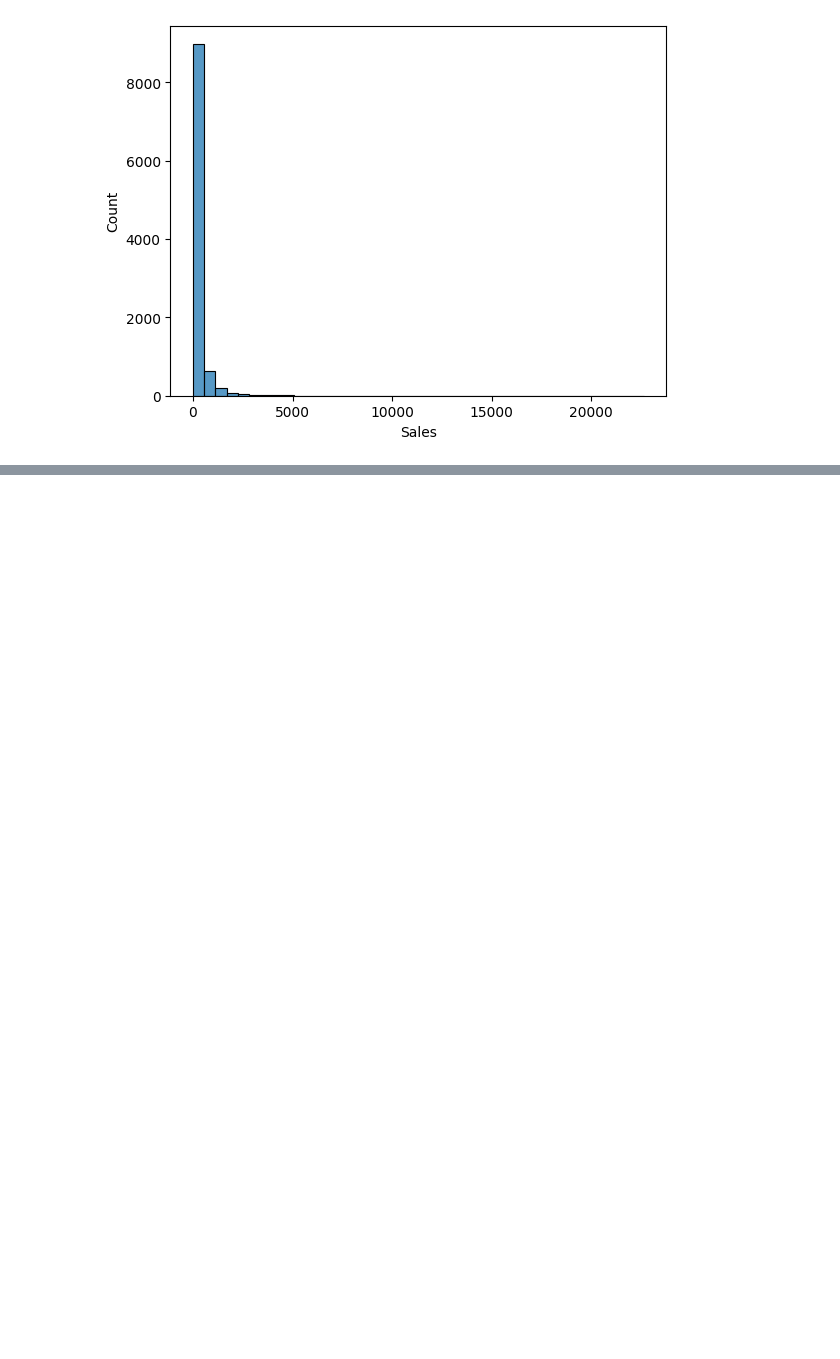
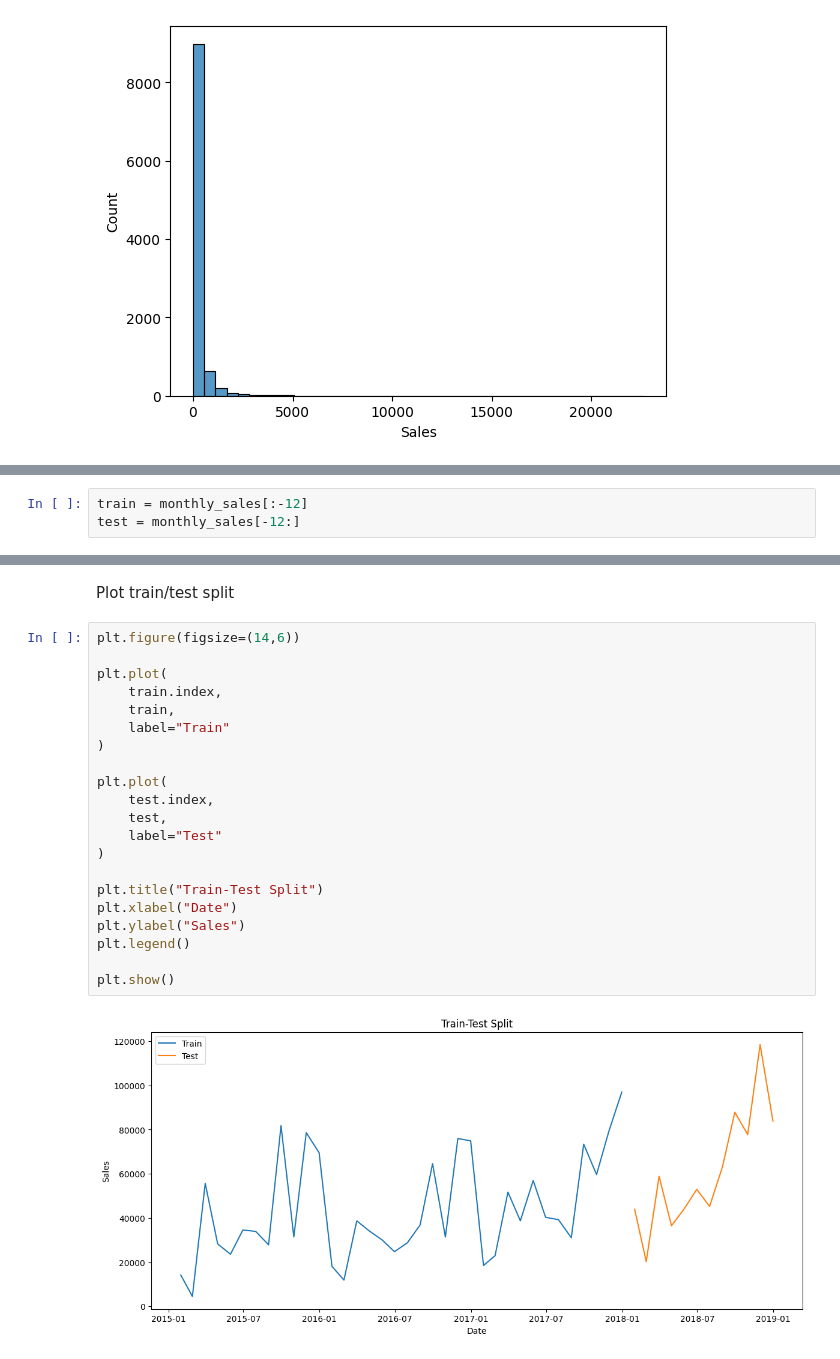
Before and after one commit to AmirhosseinAshrafi99/Sales-Forecasting-Analysis, a Jupyter notebook: notebooks/sales_forecasting_analysis.ipynb, the cells around one changed output, grey strips where cells are left out. Cells and saved outputs as stored; diff of their text form; blank space fills up the shorter version.

```diff
--- a/notebooks/sales_forecasting_analysis.ipynb
+++ b/notebooks/sales_forecasting_analysis.ipynb
@@ -589,0 +709,3 @@ plt.show()
+# %%
+train = monthly_sales[:-12]
+test = monthly_sales[-12:]
@@ -589,0 +718,25 @@ plt.show()
+# %% [markdown]
+Plot train/test split
+# %%
+plt.figure(figsize=(14,6))
+
+plt.plot(
+    train.index,
+    train,
+    label="Train"
+)
+
+plt.plot(
+    test.index,
+    test,
+    label="Test"
+)
+
+plt.title("Train-Test Split")
+plt.xlabel("Date")
+plt.ylabel("Sales")
+plt.legend()
+
+plt.show()
+# %% [output]
+[figure, added]
```
Also changed, not shown: parts of 61 cells of this notebook, 5 other files.
